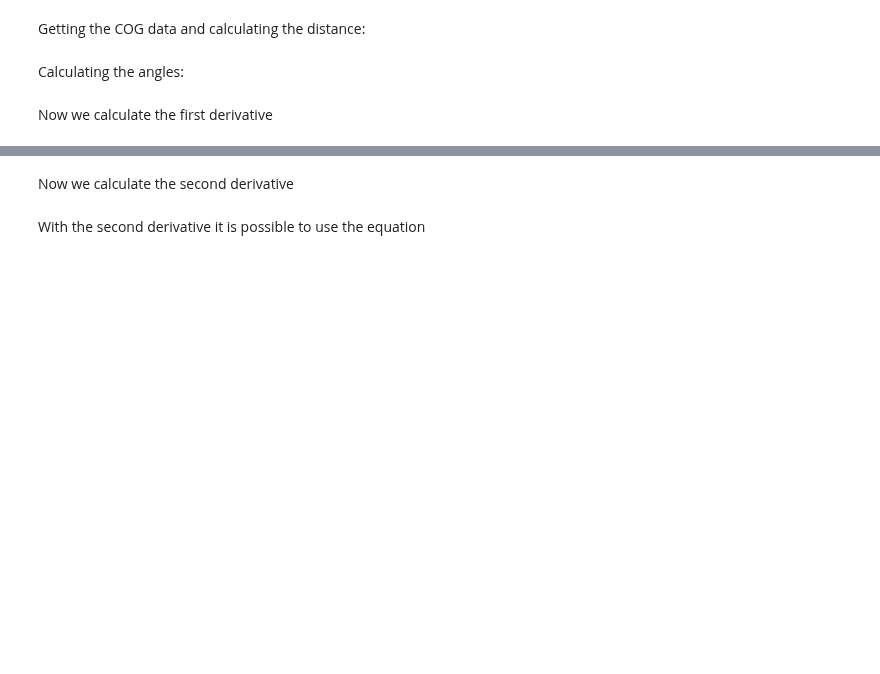
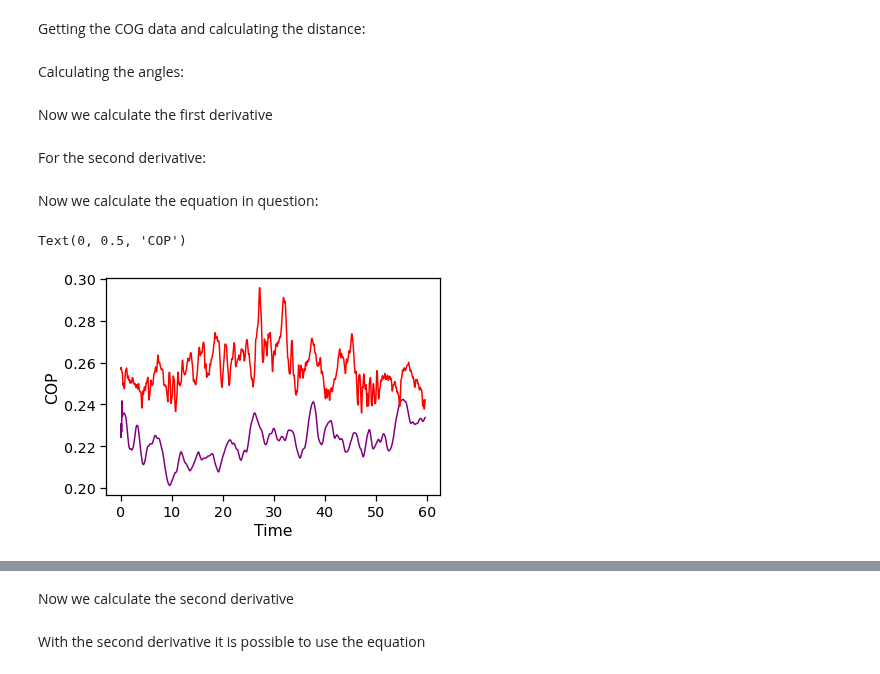
Before and after one commit to FernandaVanzini/COPandCOGestimar, a Jupyter notebook: Função2.ipynb, the cells around one changed output, grey strips where cells are left out. Cells and saved outputs as stored; diff of their text form; code cells hidden in the pictures; blank space fills up the shorter version.

```diff
--- a/Função2.ipynb
+++ b/Função2.ipynb
@@ -483,7 +482,7 @@ Text(0, 0.5, 'COP')
 # %% [markdown]
 Getting the data:
 # %%
-fname_grf7=os.path.join(path2,PDSinfo.Trial[47]+'grf'+'.txt')
-fname_mkr7=os.path.join(path2,PDSinfo.Trial[47]+'mkr'+'.txt')
-grf7=pd.read_csv(fname_grf7,delimiter='\t',header=0,engine='c')
-mkr7=pd.read_csv(fname_mkr7,delimiter='\t', header=0, engine='c')
+fname_grf8=os.path.join(path2,PDSinfo.Trial[47]+'grf'+'.txt')
+fname_mkr8=os.path.join(path2,PDSinfo.Trial[47]+'mkr'+'.txt')
+grf8=pd.read_csv(fname_grf8,delimiter='\t',header=0,engine='c')
+mkr8=pd.read_csv(fname_mkr8,delimiter='\t', header=0, engine='c')
@@ -506,9 +488,0 @@ Now we calculate the first derivative
-# %%
-t7=grf7['Time']
-dt7=t7[1]-t7[0]
-d1x7=np.zeros(len(matrizangx7))
-d1z7=np.zeros(len(matrizangz7))
-for i in range(0,len(matrizangx7)-1):
-    prox=i+1
-    d1x7[i]=(matrizangx7[prox]-matrizangx7[i])/dt7
-    d1z7[i]=(matrizangz7[prox]-matrizangz7[i])/dt7
@@ -517,7 +488,0 @@ For the second derivative:
-# %%
-d2x7=np.zeros(len(d1x7))
-d2z7=np.zeros(len(d1z7))
-for i in range(0,30):
-    prox=i+1
-    d2x7[i]=(d1x7[prox]-d1x7[i])/dt7
-    d2z7[i]=(d1z7[prox]-d1z7[i])/dt7
@@ -566,8 +498,8 @@ Calculating the angles:
 # %%
 angulox8=np.arcsin(COGX8/d8)
 anguloz8=np.arcsin(COGZ8/d8)
-matrizangx8=np.array(COGX8[30:])
-matrizangz8=np.array(COGZ8[30:])
+matrizangx8=np.array(angulox8[30:])
+matrizangz8=np.array(anguloz8[30:])
 # %% [markdown]
 Now we calculate the first derivative
 # %%
@@ -579,3 +511,5 @@ for i in range(0,len(matrizangx8)-1):
     prox=i+1
     d1x8[i]=(matrizangx8[prox]-matrizangx8[i])/dt8
     d1z8[i]=(matrizangz8[prox]-matrizangz8[i])/dt8
+# %% [markdown]
+For the second derivative:
@@ -581,0 +523,2 @@ for i in range(0,len(matrizangx8)-1):
+# %% [markdown]
+Now we calculate the equation in question:
@@ -581,0 +531,8 @@ for i in range(0,len(matrizangx8)-1):
+# %%
+plt.plot(t[:-30],COPX8, marker='',color='purple',linestyle='-')
+plt.plot(t[:-30],COPXreal8[30:],marker='',color='red',linestyle='-')
+plt.xlabel('Time')
+plt.ylabel('COP')
+# %% [output]
+Text(0, 0.5, 'COP')
+[figure, added]
```
Also changed, not shown: parts of 59 cells of this notebook, 1 other file.
